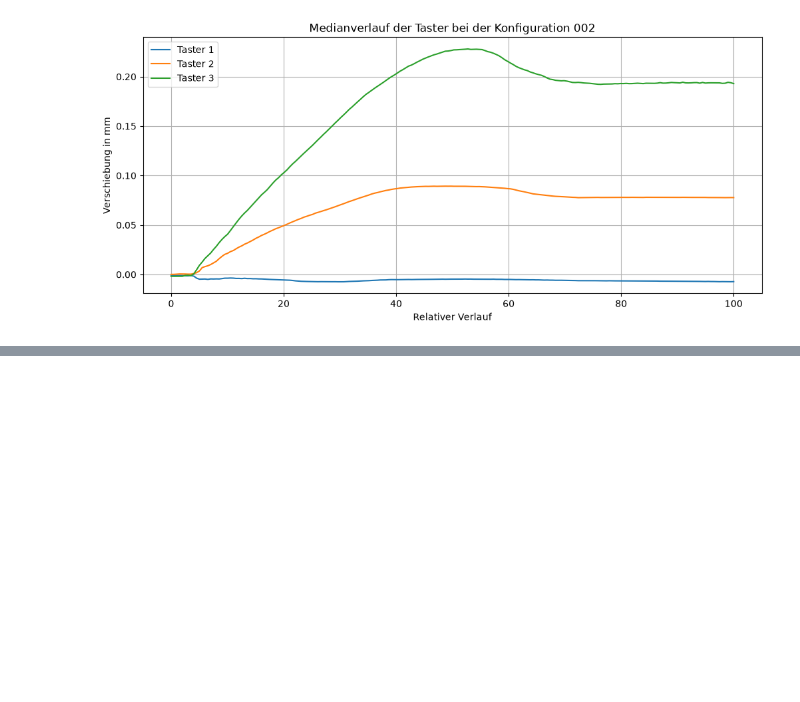
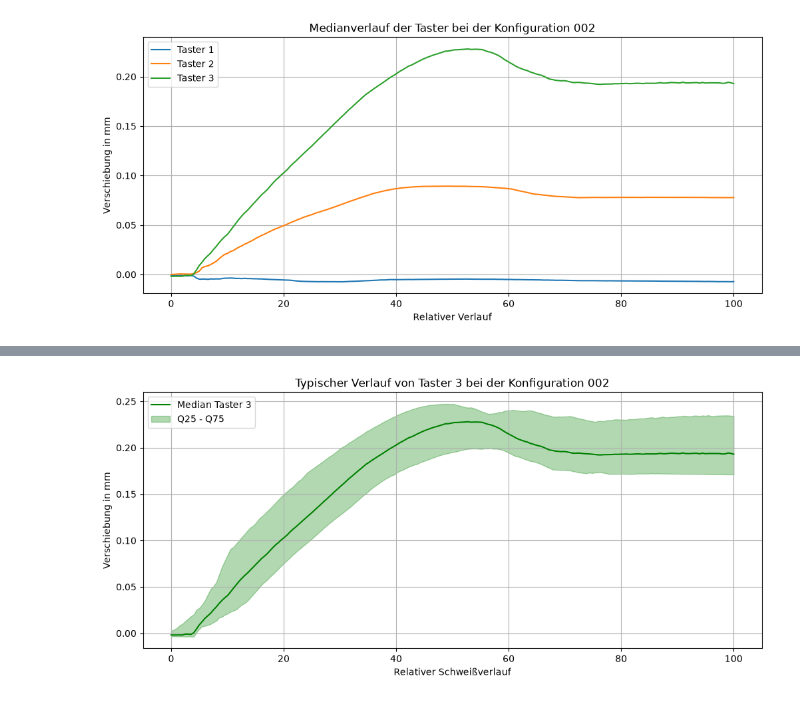
Before and after one commit to molnarkop04/industrial-ai-timeseries, a Jupyter notebook: projects/laser_welding_quality/notebooks/laserWelding.ipynb, the cells around one changed output, grey strips where cells are left out. Cells and saved outputs as stored; diff of their text form; code cells hidden in the pictures; blank space fills up the shorter version.

```diff
--- a/projects/laser_welding_quality/notebooks/laserWelding.ipynb
+++ b/projects/laser_welding_quality/notebooks/laserWelding.ipynb
@@ -565,0 +629,28 @@ plt.show()
+# %%
+plt.figure(figsize = (12, 5))
+
+plt.plot(
+    xAchse,
+    medianVerlaufTaster3_2,
+    color = "green",
+    label = "Median Taster 3"
+)
+
+plt.fill_between(
+    xAchse,
+    q25Taster3_2,
+    q75Taster3_2,
+    color = "green",
+    alpha = 0.3,
+    label = "Q25 - Q75"
+)
+
+plt.xlabel("Relativer Schweißverlauf")
+plt.ylabel("Verschiebung in mm")
+plt.title("Typischer Verlauf von Taster 3 bei der Konfiguration 002")
+plt.legend()
+plt.grid()
+
+plt.show()
+# %% [output]
+[figure, added]
```
Also changed, not shown: parts of 3 cells of this notebook.
